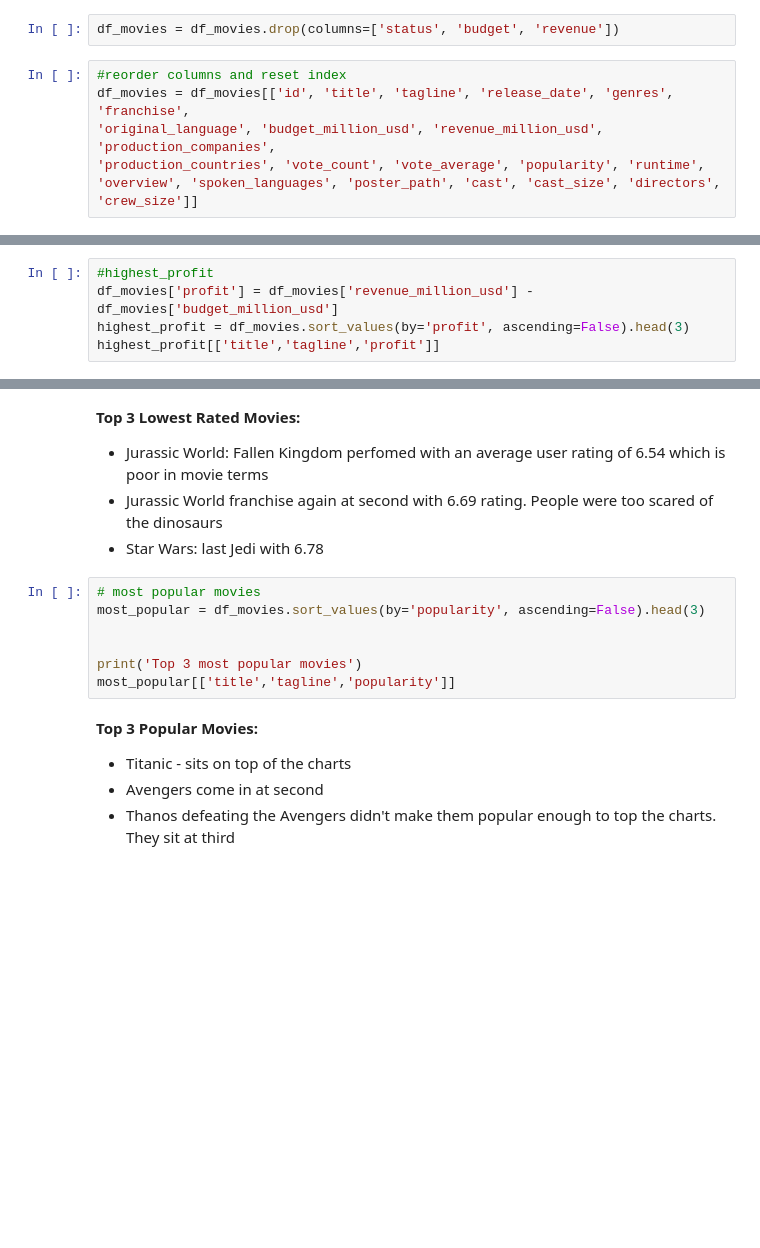
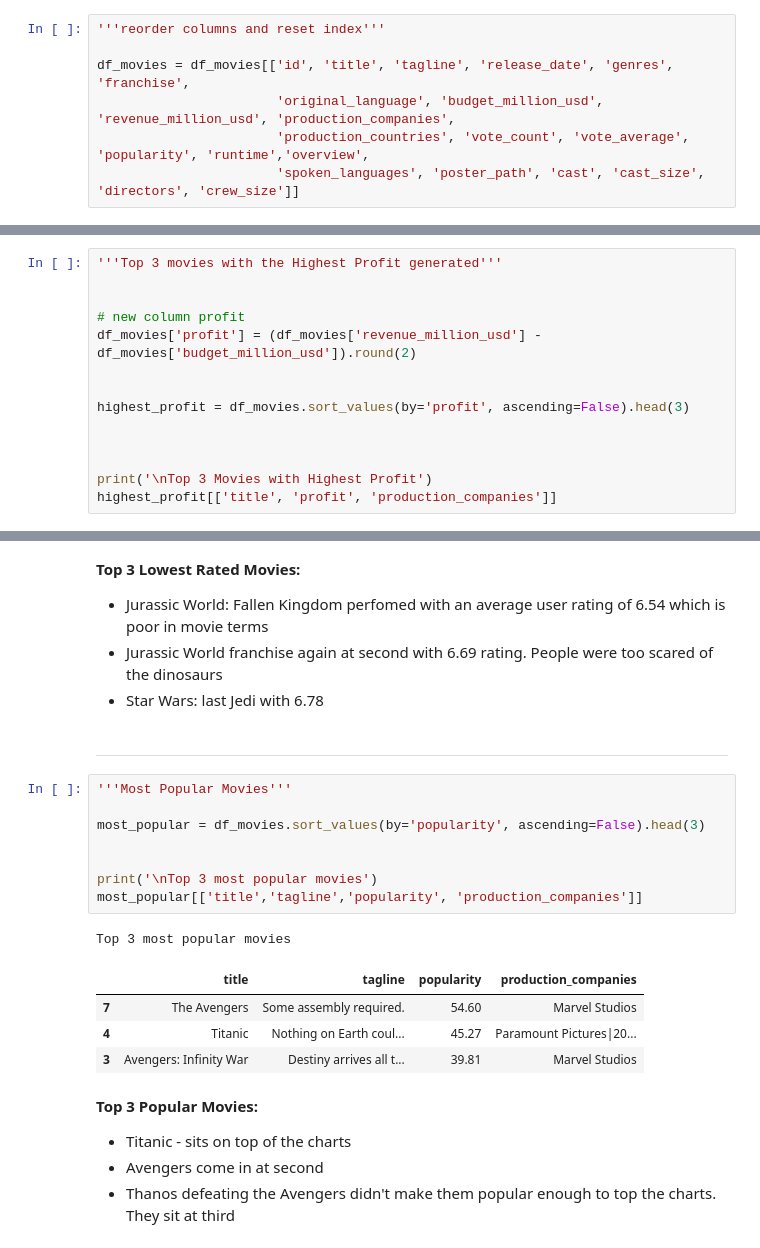
Before and after one commit to Em-White25/Amalitech-Projects, a Jupyter notebook: week2/week2-movie-project-dev/notebooks/updated-project.ipynb, the cells around one changed output, grey strips where cells are left out. Cells and saved outputs as stored; diff of their text form; blank space fills up the shorter version.

```diff
--- a/week2/week2-movie-project-dev/notebooks/updated-project.ipynb
+++ b/week2/week2-movie-project-dev/notebooks/updated-project.ipynb
@@ -381,9 +362,8 @@ print(col_names)
-# %%
-df_movies = df_movies.drop(columns=['status', 'budget', 'revenue'])
-# %%
-#reorder columns and reset index
-df_movies = df_movies[['id', 'title', 'tagline', 'release_date', 'genres', 'franchise',
-'original_language', 'budget_million_usd', 'revenue_million_usd', 'production_companies',
-'production_countries', 'vote_count', 'vote_average', 'popularity', 'runtime',
-'overview', 'spoken_languages', 'poster_path', 'cast', 'cast_size', 'directors', 'crew_size']]
+# %%
+'''reorder columns and reset index'''
+
+df_movies = df_movies[['id', 'title', 'tagline', 'release_date', 'genres', 'franchise',
+                       'original_language', 'budget_million_usd', 'revenue_million_usd', 'production_companies',
+                       'production_countries', 'vote_count', 'vote_average', 'popularity', 'runtime','overview',
+                       'spoken_languages', 'poster_path', 'cast', 'cast_size', 'directors', 'crew_size']]
 # %%
@@ -424,5 +426,14 @@ These top 3 movies are all part of the Marvel Avengers franchise. Marvel allocat
 # %%
-#highest_profit
-df_movies['profit'] = df_movies['revenue_million_usd'] - df_movies['budget_million_usd']
+'''Top 3 movies with the Highest Profit generated'''
+
+
+# new column profit
+df_movies['profit'] = (df_movies['revenue_million_usd'] - df_movies['budget_million_usd']).round(2)
+
+
 highest_profit = df_movies.sort_values(by='profit', ascending=False).head(3)
-highest_profit[['title','tagline','profit']]
+
+
+
+print('\nTop 3 Movies with Highest Profit')
+highest_profit[['title', 'profit', 'production_companies']]
@@ -501,13 +581,22 @@ lowest_rated[['title','vote_average']]
 * Jurassic World: Fallen Kingdom perfomed with an average user rating of 6.54 which is poor in movie terms
 * Jurassic World franchise again at second with 6.69 rating. People were too scared of the dinosaurs
 * Star Wars: last Jedi with 6.78
+# %% [markdown]
+<hr>
 # %%
-# most popular movies
+'''Most Popular Movies'''
+
 most_popular = df_movies.sort_values(by='popularity', ascending=False).head(3)
 
 
-print('Top 3 most popular movies')
-most_popular[['title','tagline','popularity']]
+print('\nTop 3 most popular movies')
+most_popular[['title','tagline','popularity', 'production_companies']]
+# %% [output]
+Top 3 most popular movies
+|  | title | tagline | popularity | production_companies |
+| 7 | The Avengers | Some assembly required. | 54.60 | Marvel Studios |
+| 4 | Titanic | Nothing on Earth coul... | 45.27 | Paramount Pictures|20... |
+| 3 | Avengers: Infinity War | Destiny arrives all t... | 39.81 | Marvel Studios |
 # %% [markdown]
 **Top 3 Popular Movies:**
 * Titanic - sits on top of the charts
```
Also changed, not shown: parts of 97 cells of this notebook.
